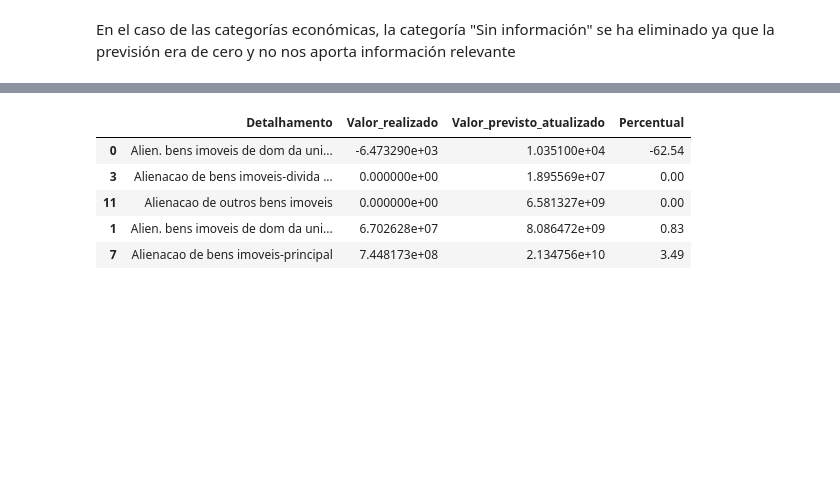
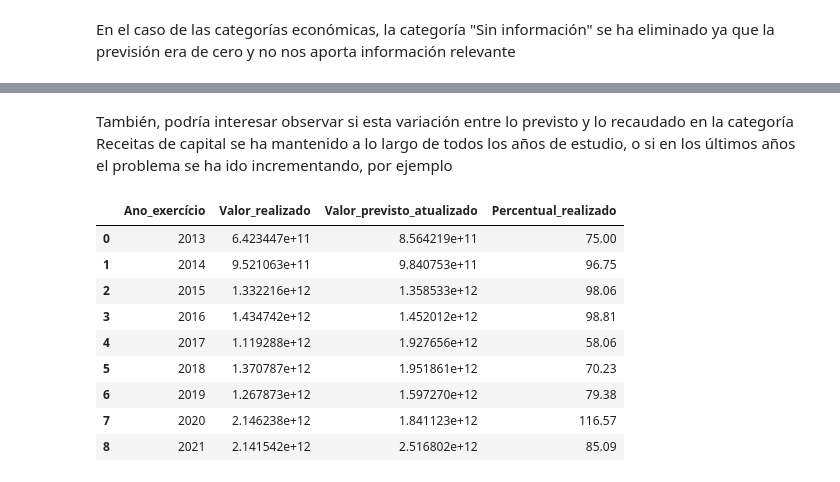
Before and after one commit to raquelscv/Proyecto2-AnalisisPandas, a Jupyter notebook: Analisis_Ingresos_Brasil.ipynb, the cells around one changed output, grey strips where cells are left out. Cells and saved outputs as stored; diff of their text form; code cells hidden in the pictures; blank space fills up the shorter version.

```diff
--- a/Analisis_Ingresos_Brasil.ipynb
+++ b/Analisis_Ingresos_Brasil.ipynb
@@ -649,14 +716,19 @@ categoria_max_problematica.sample()
+# %% [markdown]
+También, podría interesar observar si esta variación entre lo previsto y lo recaudado en la categoría Receitas de capital se ha mantenido a lo largo de todos los años de estudio, o si en los últimos años el problema se ha ido incrementando, por ejemplo
 # %%
-#genera el dataframe para la decimoquinta visualizacion (percentual por especie ingreso)
-df_previsiones_especie = categoria_max_problematica.groupby("Detalhamento").agg({"Valor_realizado": "sum", "Valor_previsto_atualizado": "sum"})
-df_previsiones_especie = df_previsiones_especie.reset_index()
-df_previsiones_especie["Percentual"] = round((df_previsiones_especie["Valor_realizado"] / df_previsiones_especie["Valor_previsto_atualizado"])*100,2)
-df_previsiones_especie = df_previsiones_especie.sort_values(by= "Percentual")
-df_previsiones_especie.nsmallest(5, columns="Percentual")
+#genera el dataframe para la decimoquinta visualizacion (percentual por años para Receitas de capital)
+df_percentual_año_cat = categoria_problematica.groupby("Ano_exercício").agg({"Valor_realizado": "sum", "Valor_previsto_atualizado": "sum"})
+df_percentual_año_cat = df_percentual_año_cat.reset_index()
+df_percentual_año_cat["Percentual_realizado"] = round((df_percentual_año_cat["Valor_realizado"] / df_percentual_año_cat["Valor_previsto_atualizado"])*100,2)
+df_percentual_año_cat
 # %% [output]
-|  | Detalhamento | Valor_realizado | Valor_previsto_atualizado | Percentual |
-| 0 | Alien. bens imoveis de dom da uni... | -6.473290e+03 | 1.035100e+04 | -62.54 |
-| 3 | Alienacao de bens imoveis-divida ... | 0.000000e+00 | 1.895569e+07 | 0.00 |
-| 11 | Alienacao de outros bens imoveis | 0.000000e+00 | 6.581327e+09 | 0.00 |
-| 1 | Alien. bens imoveis de dom da uni... | 6.702628e+07 | 8.086472e+09 | 0.83 |
-| 7 | Alienacao de bens imoveis-principal | 7.448173e+08 | 2.134756e+10 | 3.49 |
+|  | Ano_exercício | Valor_realizado | Valor_previsto_atualizado | Percentual_realizado |
+| 0 | 2013 | 6.423447e+11 | 8.564219e+11 | 75.00 |
+| 1 | 2014 | 9.521063e+11 | 9.840753e+11 | 96.75 |
+| 2 | 2015 | 1.332216e+12 | 1.358533e+12 | 98.06 |
+| 3 | 2016 | 1.434742e+12 | 1.452012e+12 | 98.81 |
+| 4 | 2017 | 1.119288e+12 | 1.927656e+12 | 58.06 |
+| 5 | 2018 | 1.370787e+12 | 1.951861e+12 | 70.23 |
+| 6 | 2019 | 1.267873e+12 | 1.597270e+12 | 79.38 |
+| 7 | 2020 | 2.146238e+12 | 1.841123e+12 | 116.57 |
+| 8 | 2021 | 2.141542e+12 | 2.516802e+12 | 85.09 |
```
Also changed, not shown: parts of 26 cells of this notebook.
